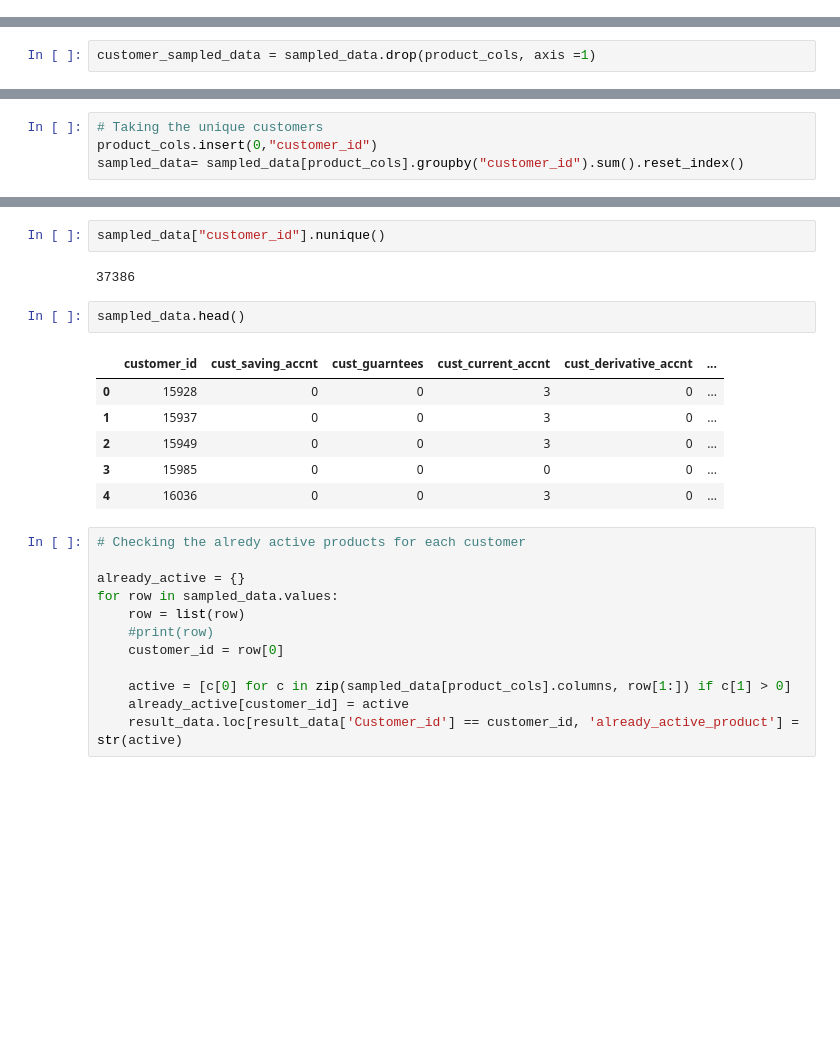
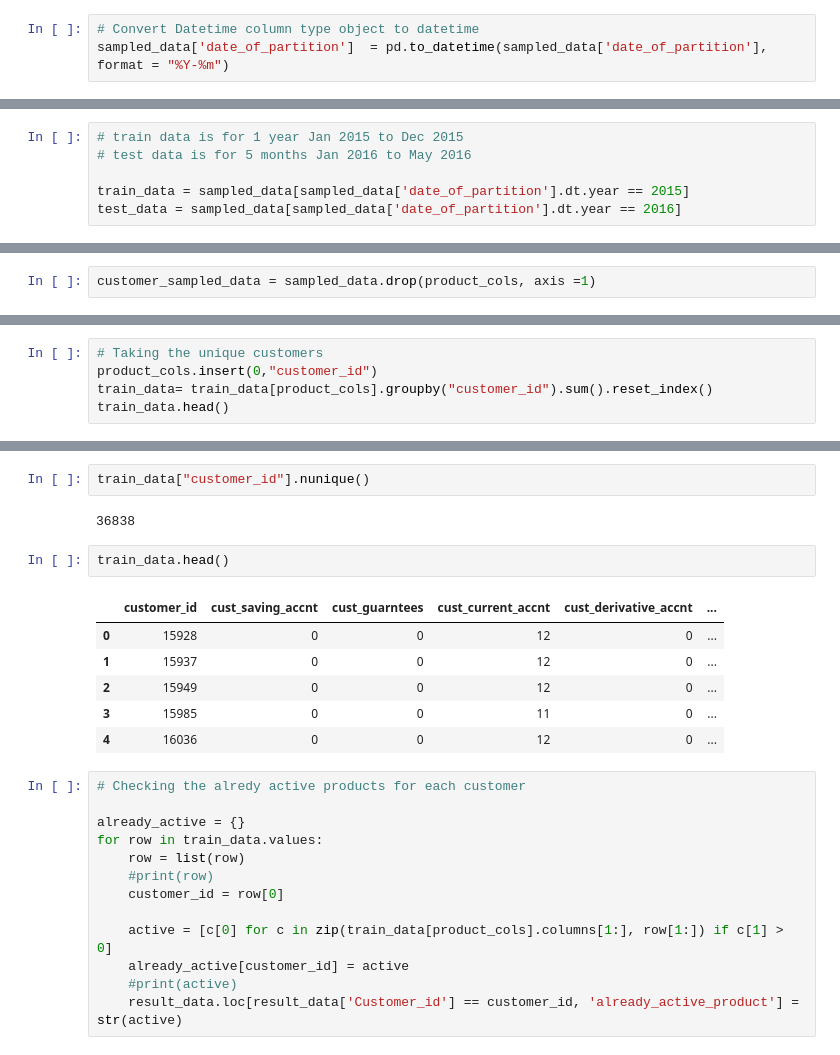
Before and after one commit to santosh12678/-santander_product_recommendation, a Jupyter notebook: Santander Product Recommendation- Part 02.ipynb, the cells around one changed output, grey strips where cells are left out. Saved outputs shown, nothing was run; the diff lists cells and outputs as text; blank space fills up the shorter version.

```diff
--- a/Santander Product Recommendation- Part 02.ipynb
+++ b/Santander Product Recommendation- Part 02.ipynb
@@ -40,6 +40,9 @@ sampled_data.head()
 | 2 | 2015-01-28 | 1050620 | 0 | 23 | 0.0 | 2.0 | 1 | ... |
 | 3 | 2015-01-28 | 1050622 | 0 | 23 | 0.0 | 2.0 | 1 | ... |
 | 4 | 2015-01-28 | 1050623 | 0 | 23 | 0.0 | 2.0 | 1 | ... |
+# %%
+# Convert Datetime column type object to datetime
+sampled_data['date_of_partition']  = pd.to_datetime(sampled_data['date_of_partition'], format = "%Y-%m")
 # %%
 sampled_data["customer_id"].nunique()
 # %% [output]
@@ -92,0 +123,6 @@ sampled_data.sort_values(["customer_id", "date_of_partition"]).head(10)
+# %%
+# train data is for 1 year Jan 2015 to Dec 2015
+# test data is for 5 months Jan 2016 to May 2016
+
+train_data = sampled_data[sampled_data['date_of_partition'].dt.year == 2015]
+test_data = sampled_data[sampled_data['date_of_partition'].dt.year == 2016]
@@ -152,4 +203,5 @@ cust_direct_debit
 # %%
 # Taking the unique customers
 product_cols.insert(0,"customer_id")
-sampled_data= sampled_data[product_cols].groupby("customer_id").sum().reset_index()
+train_data= train_data[product_cols].groupby("customer_id").sum().reset_index()
+train_data.head()
@@ -156,26 +215,27 @@ sampled_data= sampled_data[product_cols].groupby("customer_id").sum().reset_inde
 # %%
-sampled_data["customer_id"].nunique()
+train_data["customer_id"].nunique()
 # %% [output]
-37386
+36838
 # %%
-sampled_data.head()
+train_data.head()
 # %% [output]
 |  | customer_id | cust_saving_accnt | cust_guarntees | cust_current_accnt | cust_derivative_accnt | ... |
-| 0 | 15928 | 0 | 0 | 3 | 0 | ... |
-| 1 | 15937 | 0 | 0 | 3 | 0 | ... |
-| 2 | 15949 | 0 | 0 | 3 | 0 | ... |
-| 3 | 15985 | 0 | 0 | 0 | 0 | ... |
-| 4 | 16036 | 0 | 0 | 3 | 0 | ... |
+| 0 | 15928 | 0 | 0 | 12 | 0 | ... |
+| 1 | 15937 | 0 | 0 | 12 | 0 | ... |
+| 2 | 15949 | 0 | 0 | 12 | 0 | ... |
+| 3 | 15985 | 0 | 0 | 11 | 0 | ... |
+| 4 | 16036 | 0 | 0 | 12 | 0 | ... |
 # %%
 # Checking the alredy active products for each customer
 
 already_active = {}
-for row in sampled_data.values:
+for row in train_data.values:
     row = list(row)
     #print(row)
     customer_id = row[0]
 
-    active = [c[0] for c in zip(sampled_data[product_cols].columns, row[1:]) if c[1] > 0]
+    active = [c[0] for c in zip(train_data[product_cols].columns[1:], row[1:]) if c[1] > 0]
     already_active[customer_id] = active
+    #print(active)
     result_data.loc[result_data['Customer_id'] == customer_id, 'already_active_product'] = str(active)
 # %%
```
Also changed, not shown: parts of 17 cells of this notebook.
